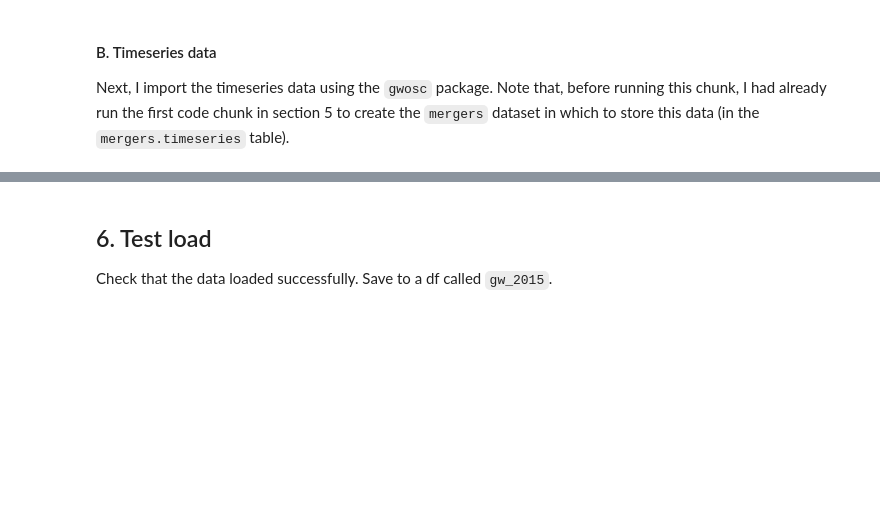
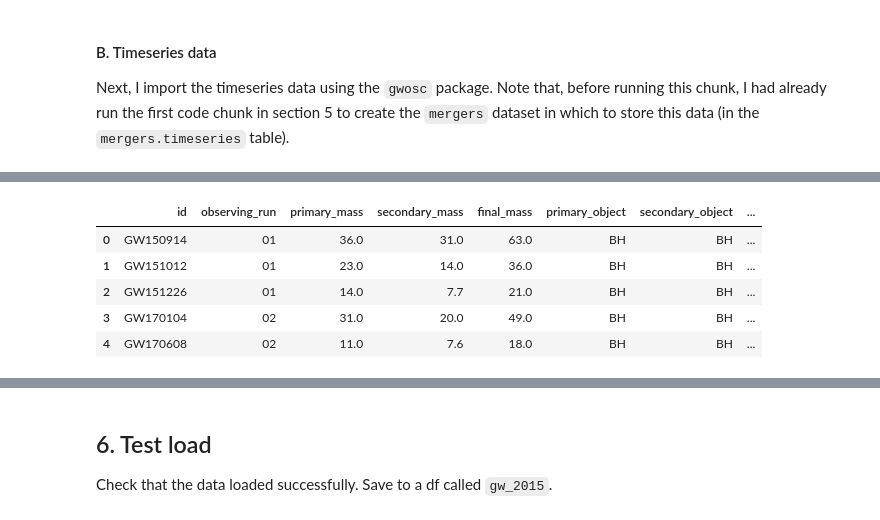
Before and after one commit to sullivannicole/grav-waves, a Jupyter notebook: 00_GBQ_setup.ipynb, the cells around one changed output, grey strips where cells are left out. Saved outputs shown, nothing was run; the diff lists cells and outputs as text; code cells hidden in the pictures; blank space fills up the shorter version.

Commit message:
add object metadata for observed mergers

```diff
--- a/00_GBQ_setup.ipynb
+++ b/00_GBQ_setup.ipynb
@@ -148,0 +157,11 @@ for i in np.arange(len(gw_events), step = 50):
+# %%
+merger_metadata = pd.read_csv('/content/drive/MyDrive/GitHub/grav-waves/data/mergers_mass.csv')
+# %%
+merger_metadata.head()
+# %% [output]
+|  | id | observing_run | primary_mass | secondary_mass | final_mass | primary_object | secondary_object | ... |
+| 0 | GW150914 | 01 | 36.0 | 31.0 | 63.0 | BH | BH | ... |
+| 1 | GW151012 | 01 | 23.0 | 14.0 | 36.0 | BH | BH | ... |
+| 2 | GW151226 | 01 | 14.0 | 7.7 | 21.0 | BH | BH | ... |
+| 3 | GW170104 | 02 | 31.0 | 20.0 | 49.0 | BH | BH | ... |
+| 4 | GW170608 | 02 | 11.0 | 7.6 | 18.0 | BH | BH | ... |
```
Also changed, not shown: parts of 9 cells of this notebook.
